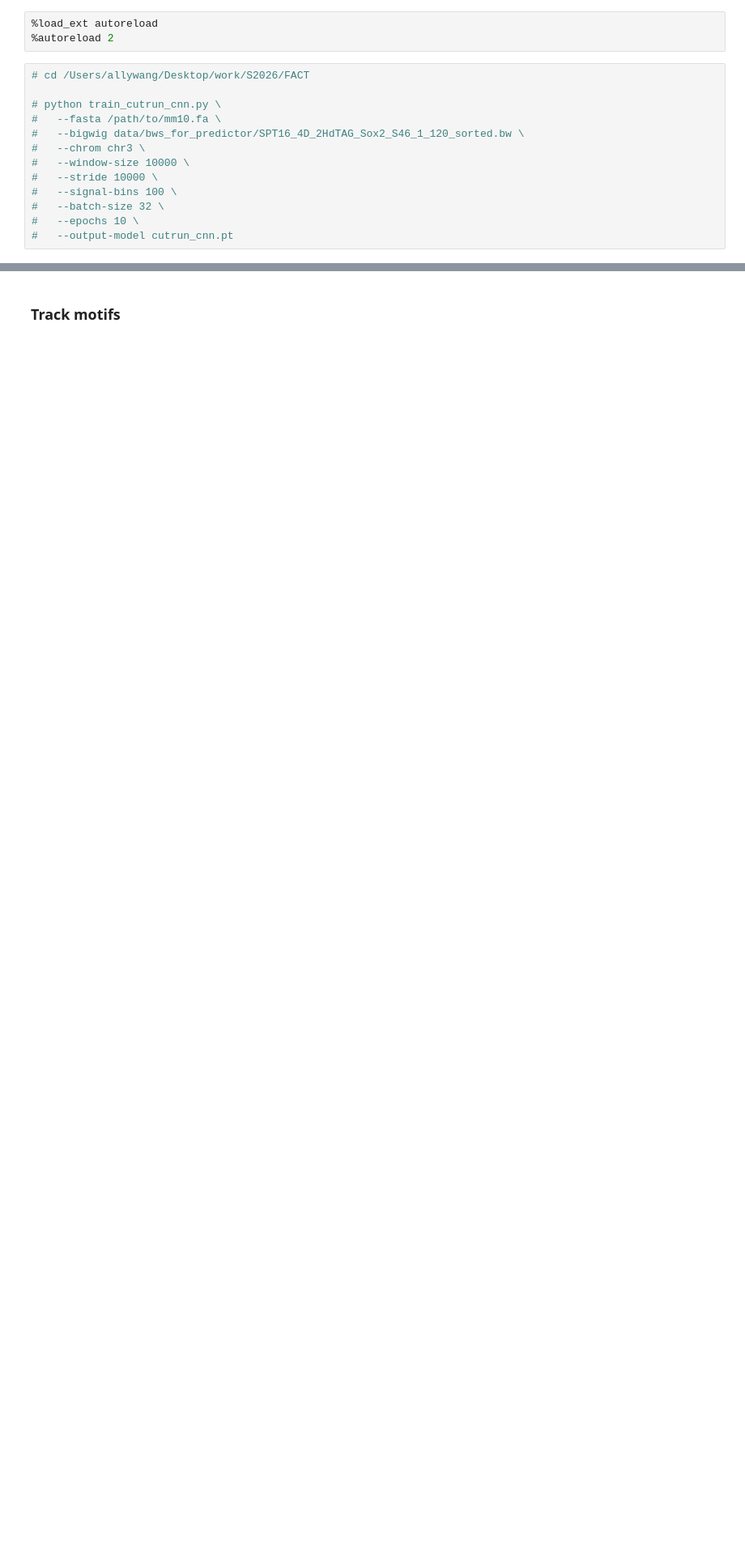
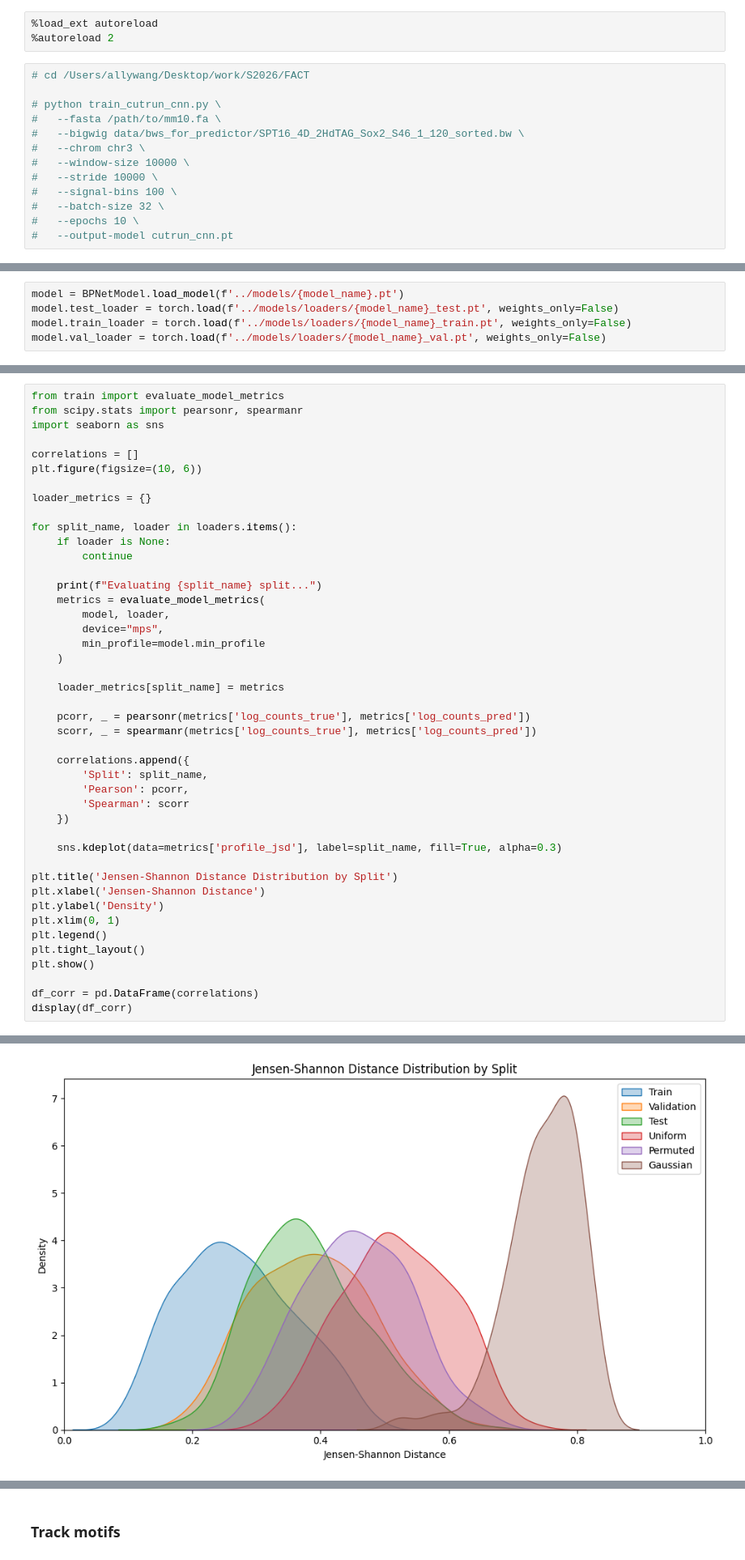
Before and after one commit to alw399/FACT, a Jupyter notebook: notebooks/train_seq.ipynb, the cells around one changed output, grey strips where cells are left out. Shown at 81% size. Drawn from its saved outputs; the diff is of its cells as text; blank space fills up the shorter version.

Commit message:
refined model and tracking

```diff
--- a/notebooks/train_seq.ipynb
+++ b/notebooks/train_seq.ipynb
@@ -131,0 +184,5 @@ save_model(model, output_model_path)
+# %%
+model = BPNetModel.load_model(f'../models/{model_name}.pt')
+model.test_loader = torch.load(f'../models/loaders/{model_name}_test.pt', weights_only=False)
+model.train_loader = torch.load(f'../models/loaders/{model_name}_train.pt', weights_only=False)
+model.val_loader = torch.load(f'../models/loaders/{model_name}_val.pt', weights_only=False)
@@ -131,0 +229,45 @@ save_model(model, output_model_path)
+# %%
+from train import evaluate_model_metrics
+from scipy.stats import pearsonr, spearmanr
+import seaborn as sns
+
+correlations = []
+plt.figure(figsize=(10, 6))
+
+loader_metrics = {}
+
+for split_name, loader in loaders.items():
+    if loader is None:
+        continue
+
+    print(f"Evaluating {split_name} split...")
+    metrics = evaluate_model_metrics(
+        model, loader,
+        device="mps",
+        min_profile=model.min_profile
+    )
+
+    loader_metrics[split_name] = metrics
+
+    pcorr, _ = pearsonr(metrics['log_counts_true'], metrics['log_counts_pred'])
+    scorr, _ = spearmanr(metrics['log_counts_true'], metrics['log_counts_pred'])
+
+    correlations.append({
+        'Split': split_name,
+        'Pearson': pcorr,
+        'Spearman': scorr
+    })
+
+    sns.kdeplot(data=metrics['profile_jsd'], label=split_name, fill=True, alpha=0.3)
+
+plt.title('Jensen-Shannon Distance Distribution by Split')
+plt.xlabel('Jensen-Shannon Distance')
+plt.ylabel('Density')
+plt.xlim(0, 1)
+plt.legend()
+plt.tight_layout()
+plt.show()
+
+df_corr = pd.DataFrame(correlations)
+display(df_corr)
+# %% [output]
@@ -131,0 +280 @@ save_model(model, output_model_path)
+[figure, added]
```
Also changed, not shown: parts of 34 cells of this notebook, 16 other files.
